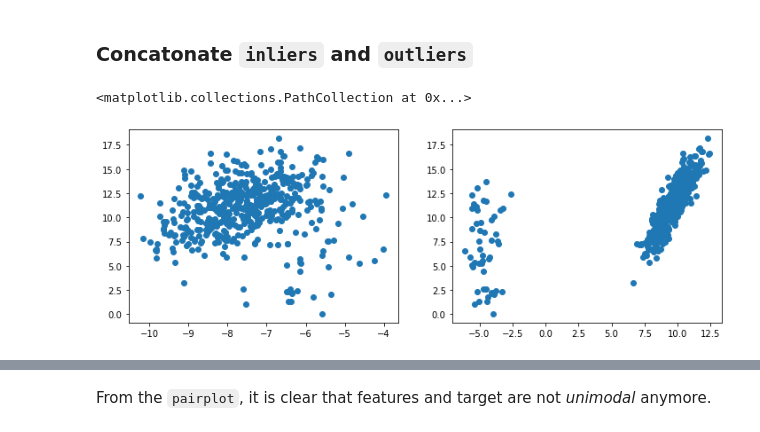
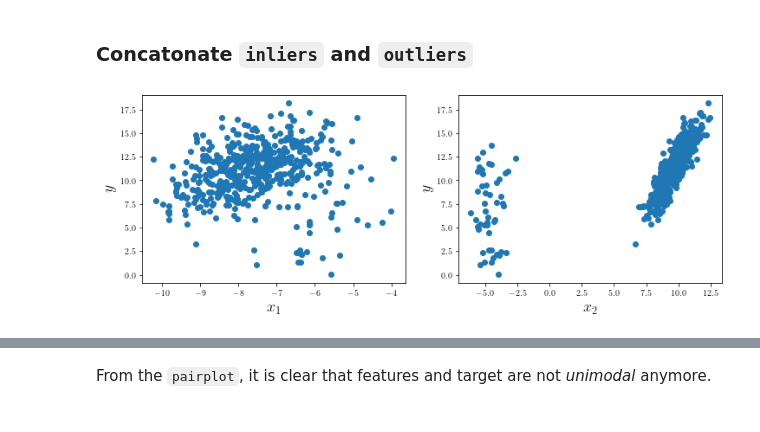
Before and after one commit to khroushan/outliers-handling, a Jupyter notebook: notebooks/cluster_regression.ipynb, the cells around one changed output, grey strips where cells are left out. Saved outputs shown, nothing was run; the diff lists cells and outputs as text; code cells hidden in the pictures.

```diff
--- a/notebooks/cluster_regression.ipynb
+++ b/notebooks/cluster_regression.ipynb
@@ -71,12 +79,17 @@ y_out = (y_in.max() - y_in.min()) * rnd.rand(size_outliers)
 X = np.r_[X_in, X_out]
 y = np.r_[y_in, y_out]
 # %%
+fig_path='../doc/figs/'
 fig, ax = pl.subplots(1,2, figsize=(12,4))
 ax[0].scatter(X[:,0], y)
+ax[0].set_xlabel("$x_1$", fontsize=18)
+ax[0].set_ylabel("$y$", fontsize=18)
 ax[1].scatter(X[:,1], y)
+ax[1].set_xlabel("$x_2$", fontsize=18)
+ax[1].set_ylabel("$y$", fontsize=18)
+pl.savefig(fig_path+"y_vs_xs.pdf", bbox_inches='tight', transparent=True)
 # %% [output]
-<matplotlib.collections.PathCollection at 0x...>
-[figure, old version]
+[figure, new version]
 # %%
 data = pd.DataFrame(np.c_[X,y], columns=['x1', 'x2','y'])
 sns.pairplot(data)
```
Also changed, not shown: parts of 3 cells of this notebook, 2 other files.
